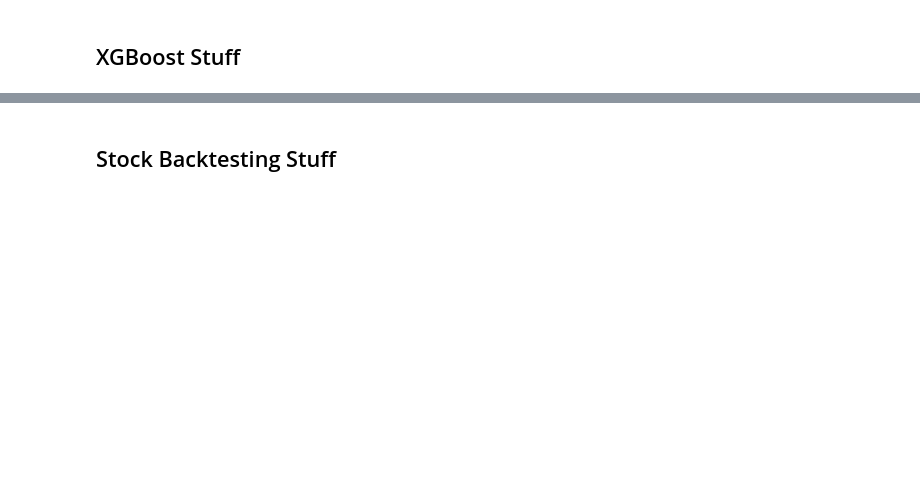
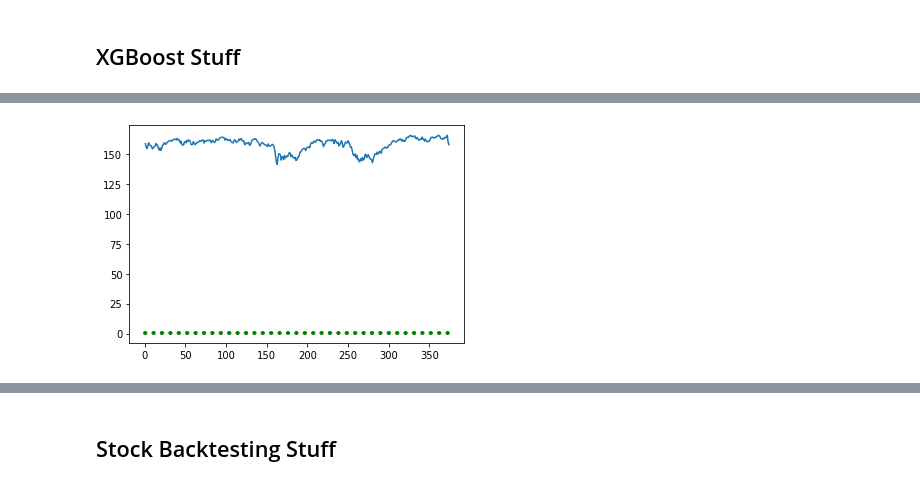
Before and after one commit to bagnalln/sentiment_stocks_ece579, a Jupyter notebook: Sentiment_Stocks.ipynb, the cells around one changed output, grey strips where cells are left out. Cells and saved outputs as stored; diff of their text form; code cells hidden in the pictures; blank space fills up the shorter version.

```diff
--- a/Sentiment_Stocks.ipynb
+++ b/Sentiment_Stocks.ipynb
@@ -898,0 +905,32 @@ ax.set(xlabel="Columns", ylabel = "Importance")
+# %%
+# setup data for regressor
+# remove close/ open price from X_train and use them for y_train etc.
+reg_y_train = X_train.Close
+reg_y_test = X_test.Close
+
+reg_y_train = reg_y_train.shift(1).reset_index()
+reg_y_test = reg_y_test.shift(1).reset_index()
+
+reg_X_train = X_train
+reg_X_test = X_test
+
+del reg_X_train['Close']
+del reg_y_train['index']
+del reg_X_test['Close']
+del reg_y_test['index']
+# %%
+from xgboost import XGBRegressor
+from sklearn.metrics import mean_squared_error as MSE
+
+reg_model = XGBRegressor()
+reg_model.fit(X_train, reg_y_train)
+reg_pred = reg_model.predict(X_test)
+rmse = np.sqrt(MSE(reg_y_test, reg_pred))
+print("RMSE : % f" %(rmse))
+
+plot_out = reg_y_test.to_list()
+
+plt.plot(range(0, len(reg_pred)), reg_pred, linestyle = (0,(0.1,2)), dash_capstyle = 'round', linewidth = 4, color = 'Green')
+plt.plot(plot_out)
+plt.show()
+# %% [output]
@@ -898,0 +938 @@ ax.set(xlabel="Columns", ylabel = "Importance")
+[figure, added]
```
Also changed, not shown: parts of 55 cells of this notebook.
